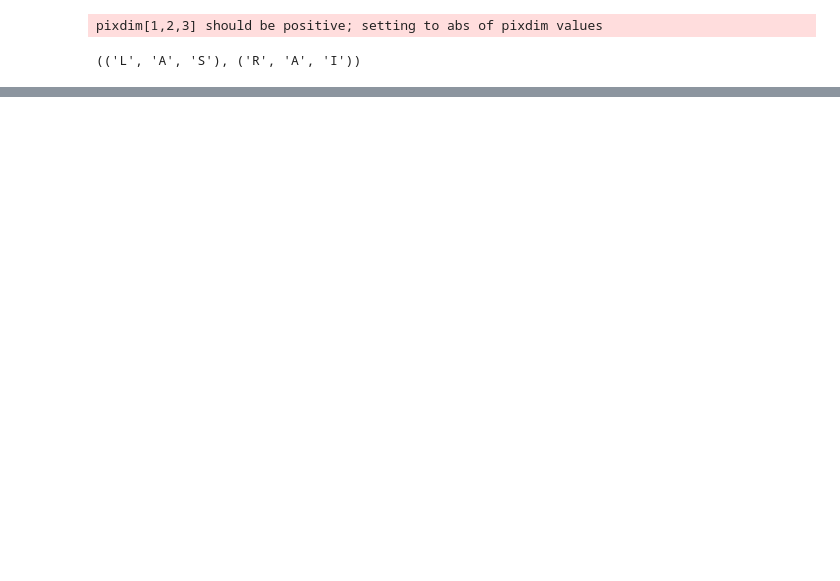
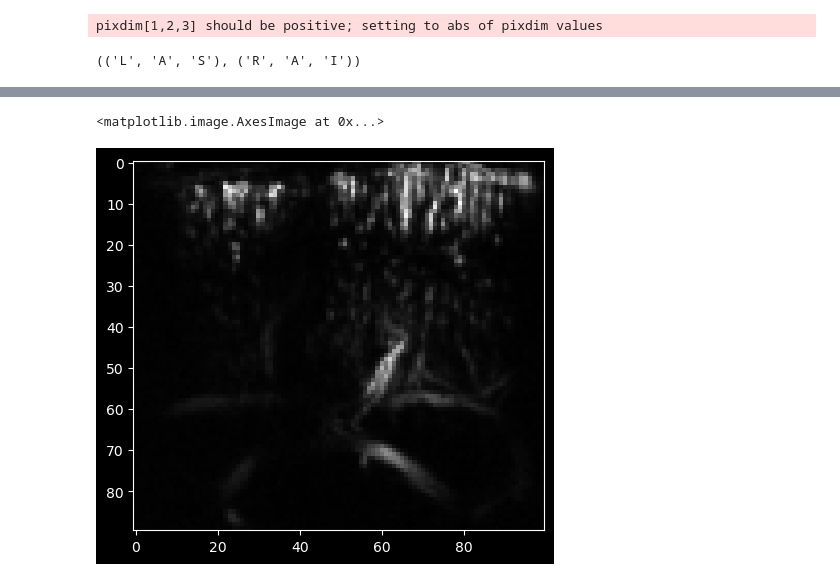
Before and after one commit to yibeichan/fUSi-workflow, a Jupyter notebook: code/092324_updates.ipynb, the cells around one changed output, grey strips where cells are left out. Saved outputs shown, nothing was run; the diff lists cells and outputs as text; code cells hidden in the pictures; blank space fills up the shorter version.

```diff
--- a/code/092324_updates.ipynb
+++ b/code/092324_updates.ipynb
@@ -122,0 +158,5 @@ plt.show()
+# %%
+plt.imshow(raw_ts[10:110, 0, 10:100, 0].T, cmap='gray')
+# %% [output]
+<matplotlib.image.AxesImage at 0x...>
+[figure, added]
```
Also changed, not shown: parts of 27 cells of this notebook, 1 other file.
